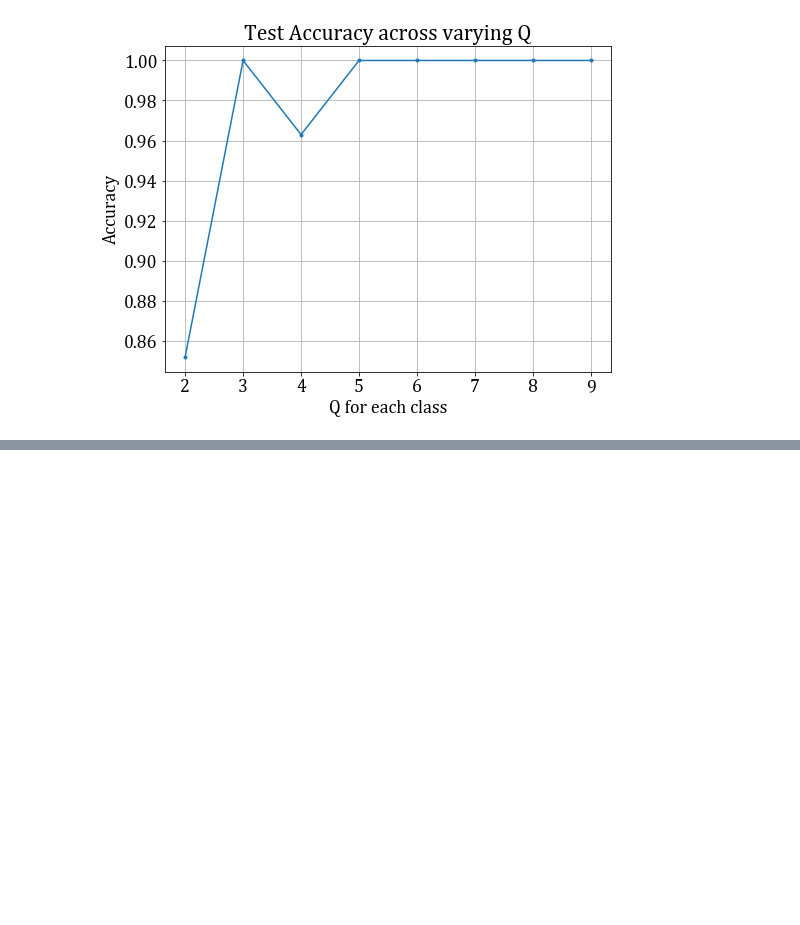
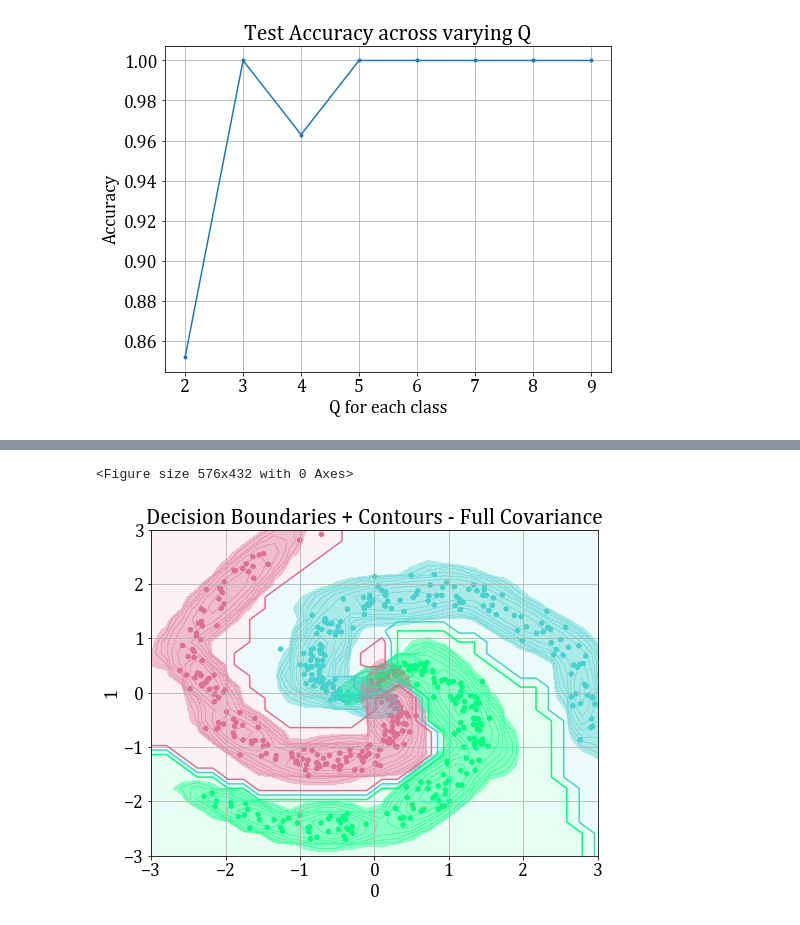
Before and after one commit to sowmyamanojna/CS5691-PRML-Assignments, a Jupyter notebook: assignment2/codes/1b-full-covariance.ipynb, the cells around one changed output, grey strips where cells are left out. Cells and saved outputs as stored; diff of their text form; code cells hidden in the pictures; blank space fills up the shorter version.

```diff
--- a/assignment2/codes/1b-full-covariance.ipynb
+++ b/assignment2/codes/1b-full-covariance.ipynb
@@ -181,0 +183,24 @@ plt.show()
+# %%
+x, y = np.mgrid[-3:3:30j, -3:3:30j]
+xy = np.column_stack([x.flat, y.flat])
+
+z0_val = gmm_list[0.0][3].indv_log_likelihood(xy)
+z1_val = gmm_list[1.0][3].indv_log_likelihood(xy)
+z2_val = gmm_list[2.0][3].indv_log_likelihood(xy)
+
+d = np.hstack((z0_val, z1_val, z2_val))
+classes = np.argmax(d, axis=1)
+classes = classes.reshape(x.shape)
+
+plt.figure()
+df.plot.scatter(0, 1, c=[color_list[int(i)] for i in df[2]], alpha=1)
+plt.contourf(x, y, classes, 2, colors=color_list, alpha=0.1)
+plt.contour(x, y, classes, 2, colors=color_list, alpha=1)
+plt.contourf(x, y, z0, levels=np.logspace(-2,2,20), alpha=0.4, colors=color_list[0])
+plt.contourf(x, y, z1, levels=np.logspace(-2,2,20), alpha=0.4, colors=color_list[1])
+plt.contourf(x, y, z2, levels=np.logspace(-2,2,20), alpha=0.4, colors=color_list[2])
+plt.title("Decision Boundaries + Contours - Full Covariance")
+plt.show()
+# %% [output]
+<Figure size 576x432 with 0 Axes>
+[figure, added]
```
Also changed, not shown: parts of 2 cells of this notebook.
